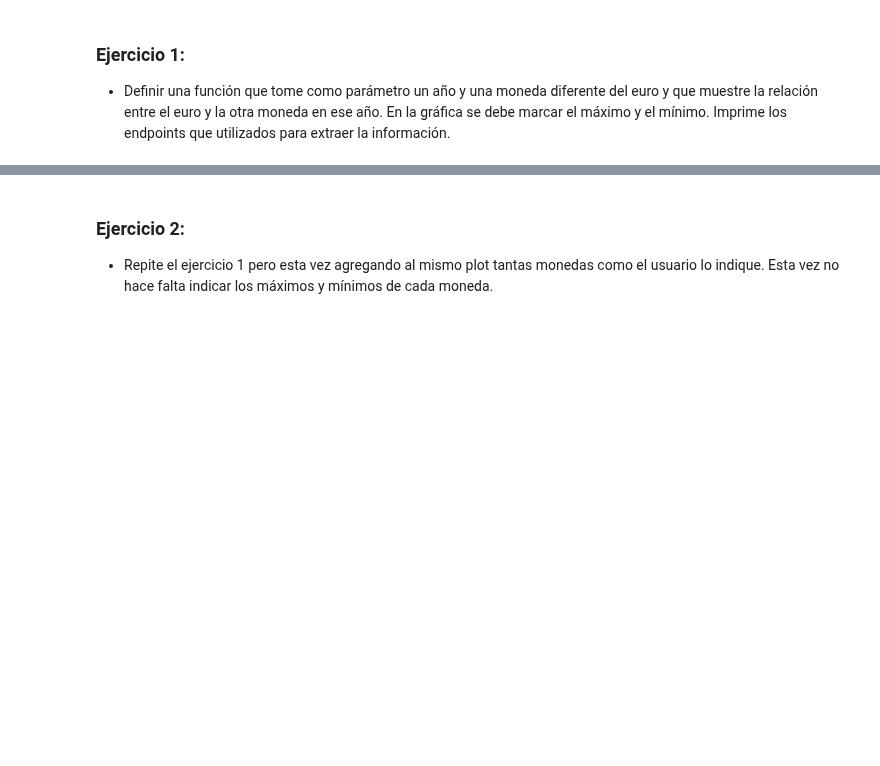
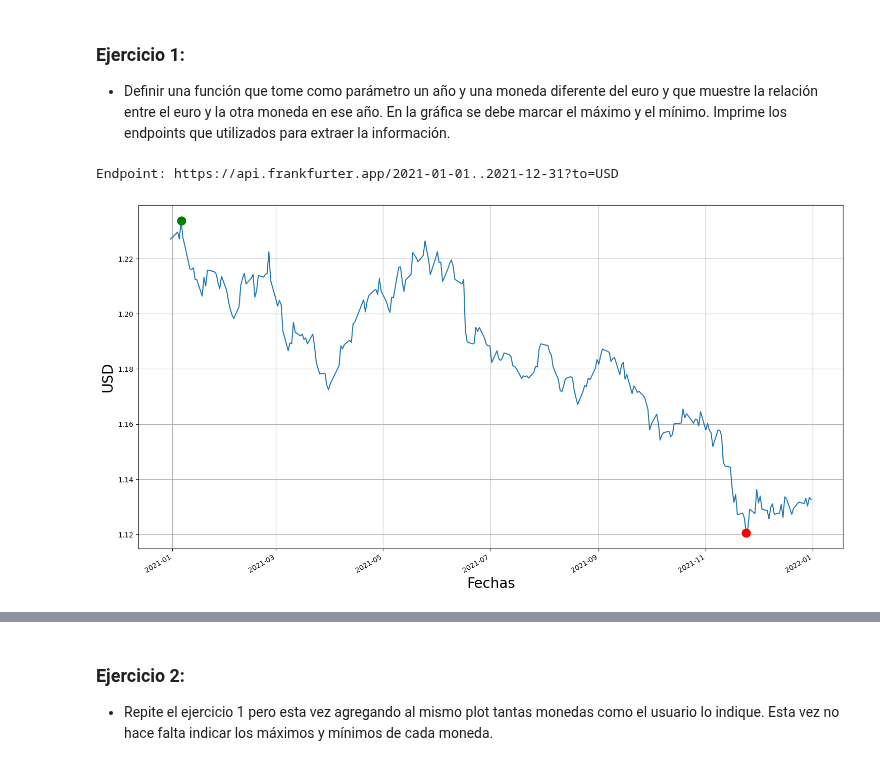
Before and after one commit to CaroliCosas/Bootcamp_Data_Science, a Jupyter notebook: mod3-estudio-data-science/01_Estudio_Notebooks Ejercicios/14.api_frankfurter_ejercicios.ipynb, the cells around one changed output, grey strips where cells are left out. Saved outputs shown, nothing was run; the diff lists cells and outputs as text; code cells hidden in the pictures; blank space fills up the shorter version.

```diff
--- a/mod3-estudio-data-science/01_Estudio_Notebooks Ejercicios/14.api_frankfurter_ejercicios.ipynb
+++ b/mod3-estudio-data-science/01_Estudio_Notebooks Ejercicios/14.api_frankfurter_ejercicios.ipynb
@@ -70,3 +76,24 @@ def plot_evolucion_moneda(currency, year):
 
     # Genera la gráfica para representar las fechas en el eje X y valores en el eje Y
     plt.plot(fechas, moneda, "-")
+
+    # Marca con un punto verde el valor máximo de la moneda y su fecha correspondiente
+    plt.plot(fechas[np.argmax(moneda)], np.max(moneda), color="green", marker="o", markersize=12)
+    # Marca con un punto rojo el valor mínimo de la moneda y su fecha correspondiente
+    plt.plot(fechas[np.argmin(moneda)], np.min(moneda), color="red", marker="o", markersize=12)
+
+    # para girar las fechas y poder leerlas
+    plt.gcf().autofmt_xdate()
+
+    plt.xlabel("Fechas", fontsize = 20)
+
+    plt.ylabel(f"{currency}", fontsize = 20)
+
+    plt.grid()
+
+    plt.show()
+# %%
+plot_evolucion_moneda("USD", 2021)
+# %% [output]
+Endpoint: https://api.frankfurter.app/2021-01-01..2021-12-31?to=USD
+[figure, added]
```
Also changed, not shown: parts of 2 cells of this notebook.
